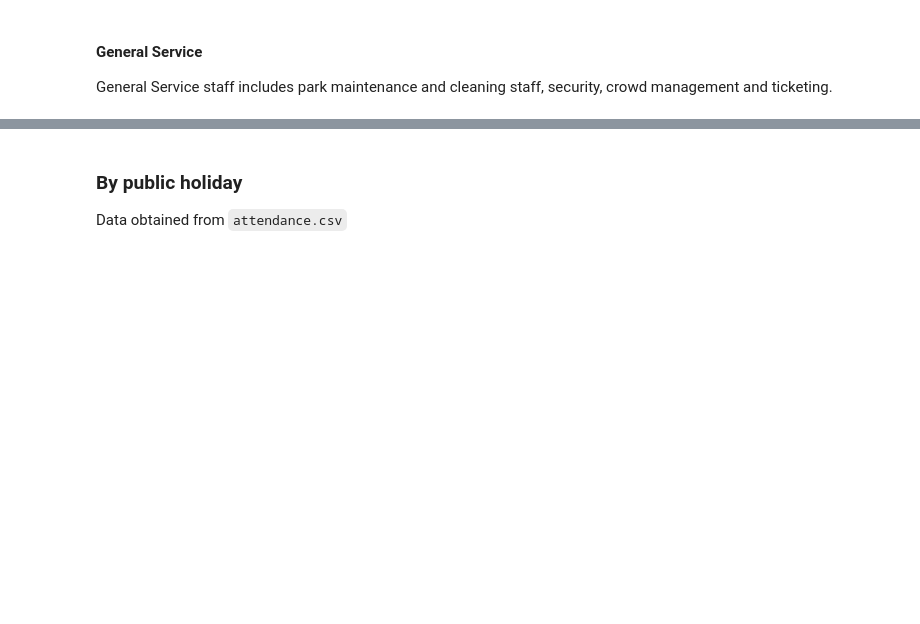
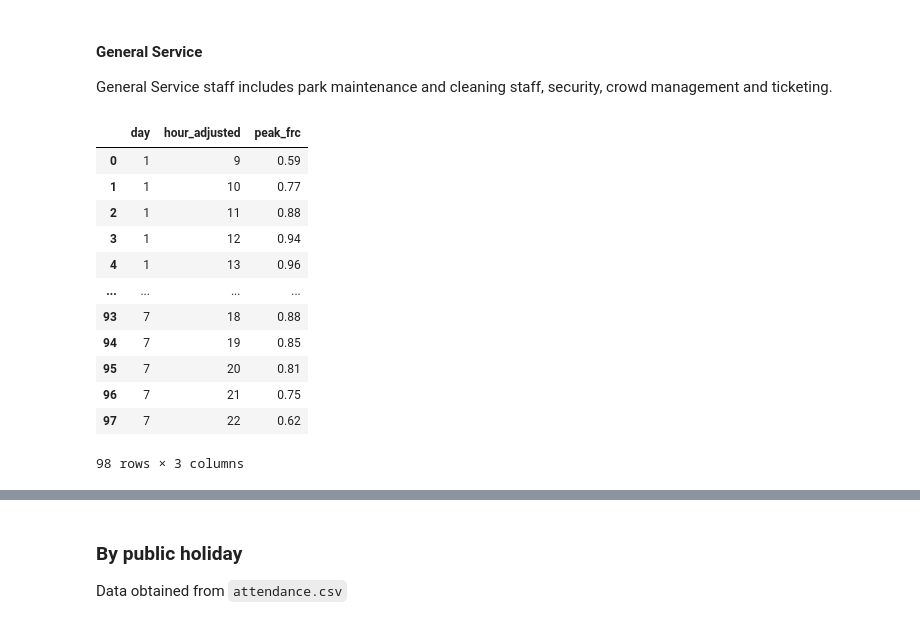
Before and after one commit to reallyjustalan/DSA3101_Group8_Project1, a Jupyter notebook: B3/DSA3101_B3_Modelling.ipynb, the cells around one changed output, grey strips where cells are left out. Cells and saved outputs as stored; diff of their text form; code cells hidden in the pictures; blank space fills up the shorter version.

```diff
--- a/B3/DSA3101_B3_Modelling.ipynb
+++ b/B3/DSA3101_B3_Modelling.ipynb
@@ -299,3 +301,22 @@ mean_hourly_peak_frc
 # %% [markdown]
 #### General Service
 General Service staff includes park maintenance and cleaning staff, security, crowd management and ticketing.
+# %%
+park_raw = pd.read_csv(r"C:\Users\joann\Downloads\park_daily_hourly_peaks.csv")
+park_raw['hour_adjusted'] = park_raw['hour'] + 1
+park_daily_hourly = park_raw[['day','hour_adjusted','peak_frc']]
+park_daily_hourly
+# %% [output]
+|  | day | hour_adjusted | peak_frc |
+| 0 | 1 | 9 | 0.59 |
+| 1 | 1 | 10 | 0.77 |
+| 2 | 1 | 11 | 0.88 |
+| 3 | 1 | 12 | 0.94 |
+| 4 | 1 | 13 | 0.96 |
+| ... | ... | ... | ... |
+| 93 | 7 | 18 | 0.88 |
+| 94 | 7 | 19 | 0.85 |
+| 95 | 7 | 20 | 0.81 |
+| 96 | 7 | 21 | 0.75 |
+| 97 | 7 | 22 | 0.62 |
+98 rows × 3 columns
```
Also changed, not shown: parts of 11 cells of this notebook.
